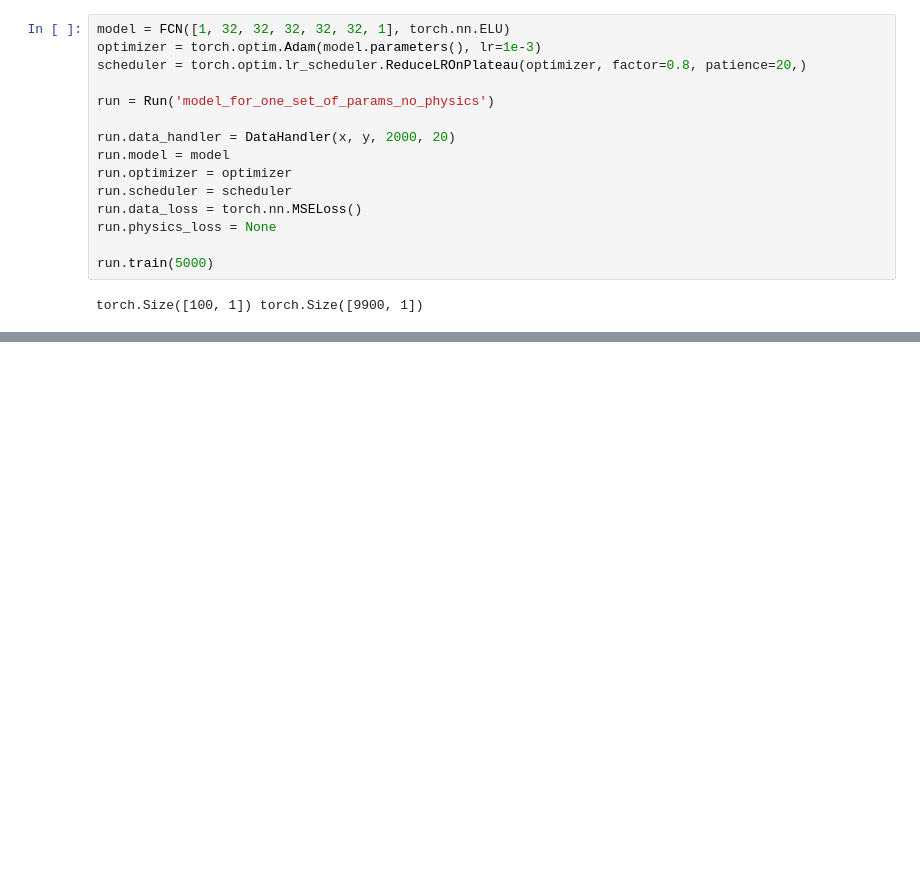
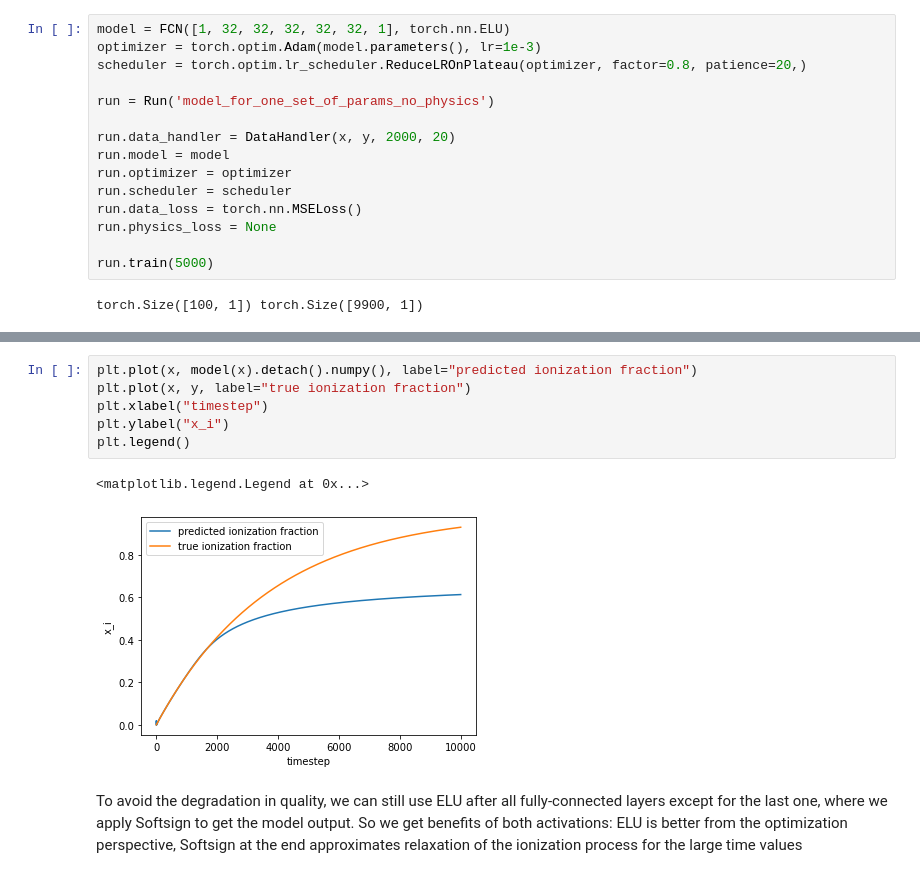
Before and after one commit to CS-433/ml-project-2-lady_bug, a Jupyter notebook: hydrogen_ode.ipynb, the cells around one changed output, grey strips where cells are left out. Cells and saved outputs as stored; diff of their text form; blank space fills up the shorter version.

```diff
--- a/hydrogen_ode.ipynb
+++ b/hydrogen_ode.ipynb
@@ -113,0 +144,11 @@ plt.scatter(x,y)
+# %%
+plt.plot(x, model(x).detach().numpy(), label="predicted ionization fraction")
+plt.plot(x, y, label="true ionization fraction")
+plt.xlabel("timestep")
+plt.ylabel("x_i")
+plt.legend()
+# %% [output]
+<matplotlib.legend.Legend at 0x...>
+[figure, added]
+# %% [markdown]
+To avoid the degradation in quality, we can still use ELU after all fully-connected layers except for the last one, where we apply Softsign to get the model output. So we get benefits of both activations: ELU is better from the optimization perspective, Softsign at the end approximates relaxation of the ionization process for the large time values
```
Also changed, not shown: parts of 14 cells of this notebook, 6 other files.
